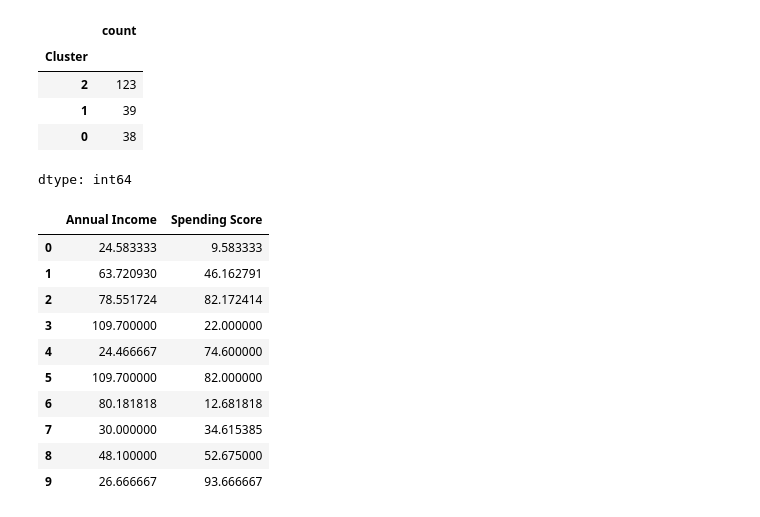
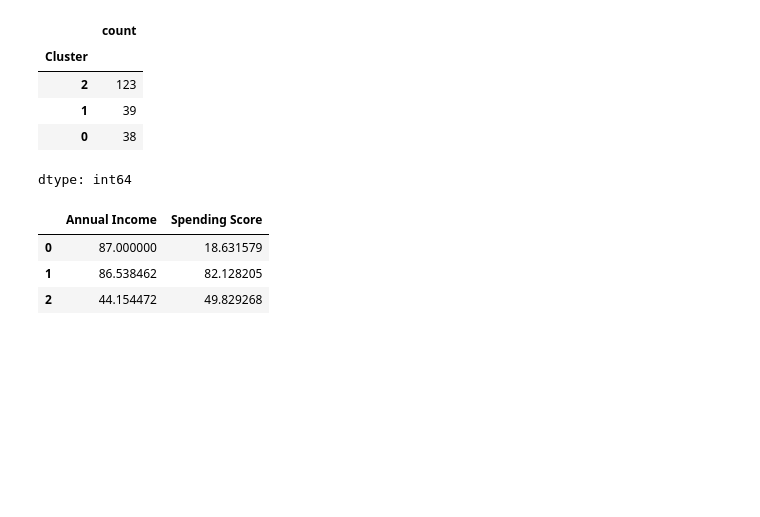
Before and after one commit to cenna-alias/test, a Jupyter notebook: kmeans_clustering_3.ipynb, the cells around one changed output. Cells and saved outputs as stored; diff of their text form; code cells hidden in the pictures; blank space fills up the shorter version.

```diff
--- a/kmeans_clustering_3.ipynb
+++ b/kmeans_clustering_3.ipynb
@@ -151,26 +151,19 @@ df['Cluster'].value_counts()
 dtype: int64
 # %%
 
-centers = scaler.inverse_transform(kmeans.cluster_centers_)
+centers = scaler.inverse_transform(kmeans3.cluster_centers_)
 
 centers_df = pd.DataFrame(
     centers,
     columns=['Annual Income','Spending Score']
 )
 
 centers_df
 # %% [output]
 |  | Annual Income | Spending Score |
-| 0 | 24.583333 | 9.583333 |
-| 1 | 63.720930 | 46.162791 |
-| 2 | 78.551724 | 82.172414 |
-| 3 | 109.700000 | 22.000000 |
-| 4 | 24.466667 | 74.600000 |
-| 5 | 109.700000 | 82.000000 |
-| 6 | 80.181818 | 12.681818 |
-| 7 | 30.000000 | 34.615385 |
-| 8 | 48.100000 | 52.675000 |
-| 9 | 26.666667 | 93.666667 |
+| 0 | 87.000000 | 18.631579 |
+| 1 | 86.538462 | 82.128205 |
+| 2 | 44.154472 | 49.829268 |
 # %%
 
 plt.figure(figsize=(10,6))
```
Also changed, not shown: parts of 1 cell of this notebook.
